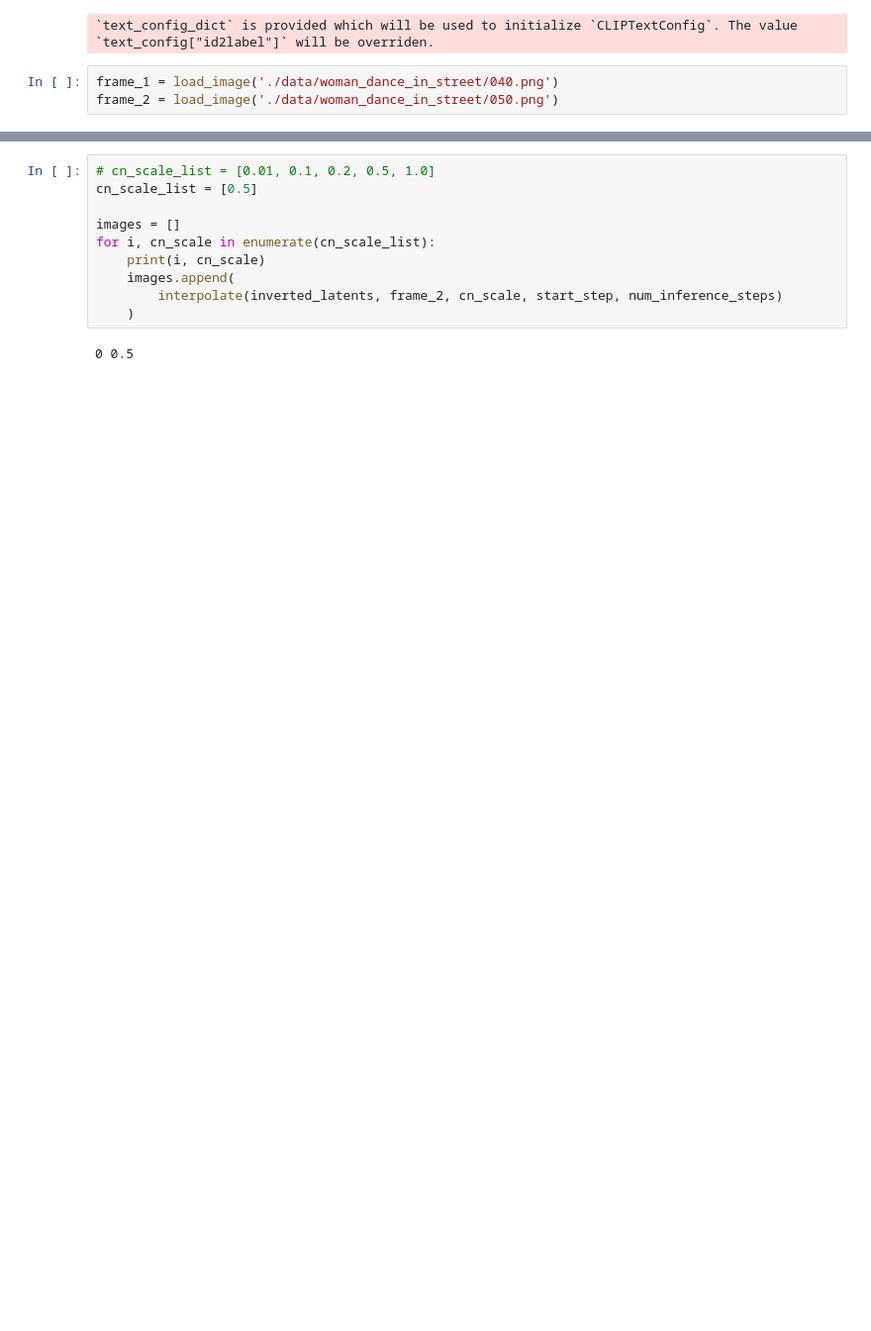
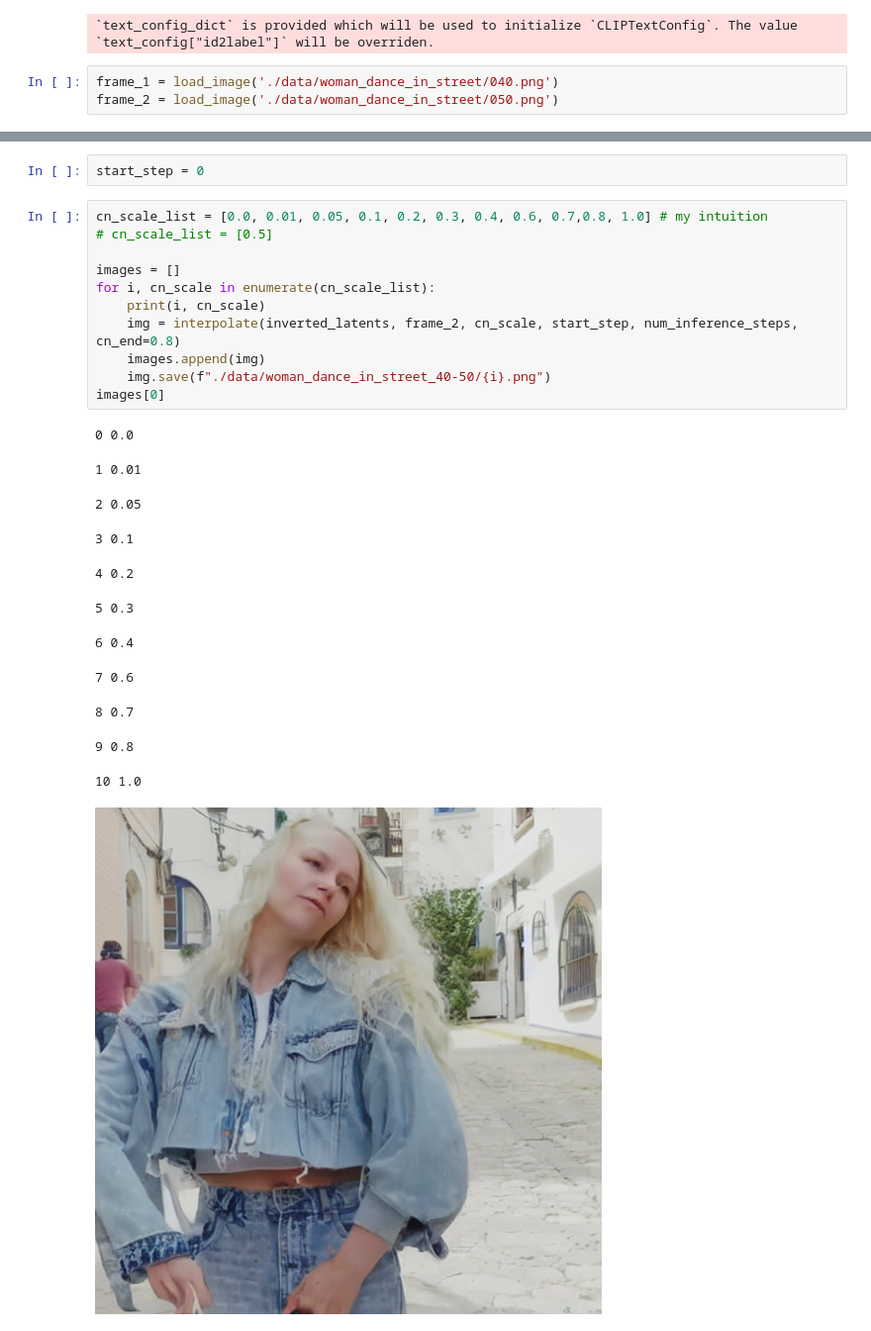
Before and after one commit to IzumiSatoshi/tile_interpolation, a Jupyter notebook: main.ipynb, the cells around one changed output, grey strips where cells are left out. Shown at 99% size. Saved outputs shown, nothing was run; the diff lists cells and outputs as text; blank space fills up the shorter version.

```diff
--- a/main.ipynb
+++ b/main.ipynb
@@ -71,14 +87,28 @@ start_step = 10
 inverted_latents = invert(frame_1, num_inference_steps)
+# %%
+start_step = 0
 # %%
-# cn_scale_list = [0.01, 0.1, 0.2, 0.5, 1.0]
-cn_scale_list = [0.5]
+cn_scale_list = [0.0, 0.01, 0.05, 0.1, 0.2, 0.3, 0.4, 0.6, 0.7,0.8, 1.0] # my intuition
+# cn_scale_list = [0.5]
 
 images = []
 for i, cn_scale in enumerate(cn_scale_list):
     print(i, cn_scale)
-    images.append(
-        interpolate(inverted_latents, frame_2, cn_scale, start_step, num_inference_steps)
-    )
+    img = interpolate(inverted_latents, frame_2, cn_scale, start_step, num_inference_steps, cn_end=0.8)
+    images.append(img)
+    img.save(f"./data/woman_dance_in_street_40-50/{i}.png")
+images[0]
 # %% [output]
-0 0.5
+0 0.0
+1 0.01
+2 0.05
+3 0.1
+4 0.2
+5 0.3
+6 0.4
+7 0.6
+8 0.7
+9 0.8
+10 1.0
+[figure, added]
 # %%
```
Also changed, not shown: parts of 11 cells of this notebook, 3 other files.
